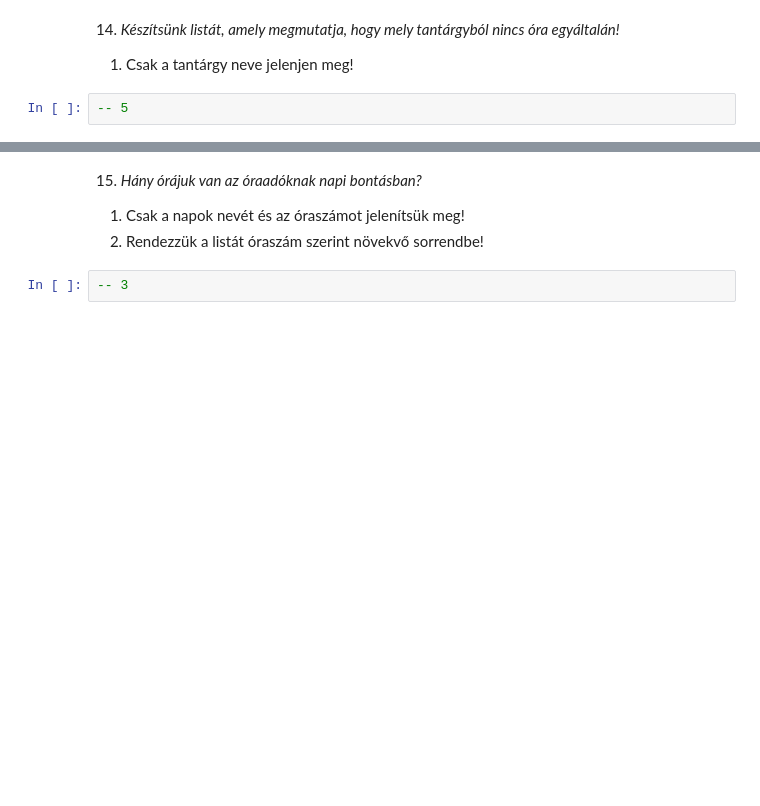
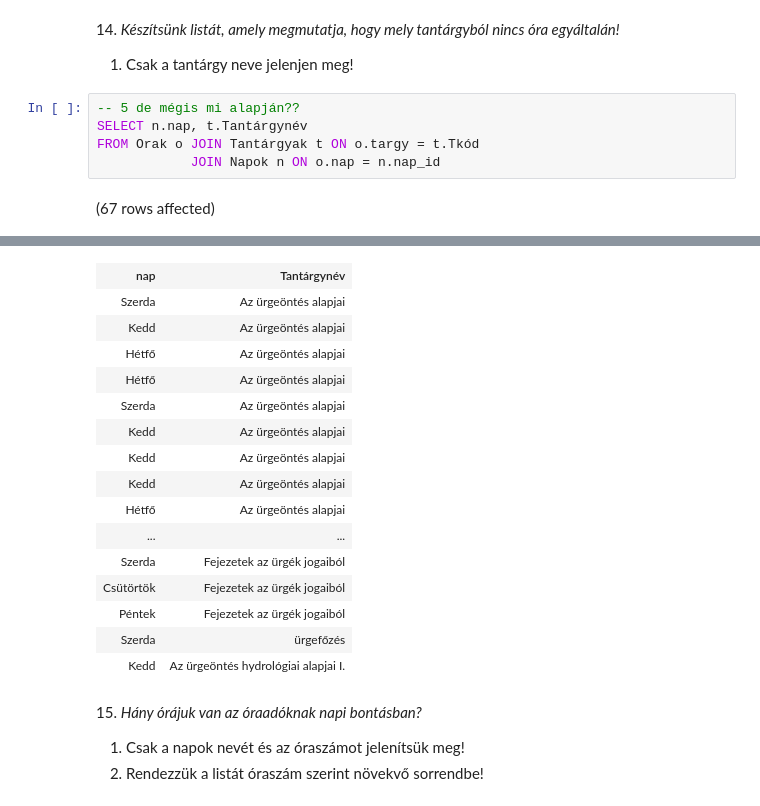
Before and after one commit to KataBaumgartner/adatbazisok, a Jupyter notebook: gyakorlat03_feladatok.ipynb, the cells around one changed output, grey strips where cells are left out. Cells and saved outputs as stored; diff of their text form; blank space fills up the shorter version.

```diff
--- a/gyakorlat03_feladatok.ipynb
+++ b/gyakorlat03_feladatok.ipynb
@@ -202,5 +306,10 @@ Total execution time: 00:00:00.012
 14. _Készítsünk listát, amely megmutatja, hogy mely tantárgyból nincs óra egyáltalán!_
 
 1. Csak a tantárgy neve jelenjen meg!
-# %%
--- 5
+# %%
+-- 5 de mégis mi alapján??
+SELECT n.nap, t.Tantárgynév
+FROM Orak o JOIN Tantárgyak t ON o.targy = t.Tkód
+            JOIN Napok n ON o.nap = n.nap_id
+# %% [output]
+(67 rows affected)
@@ -207,7 +317,21 @@ Total execution time: 00:00:00.012
+| nap | Tantárgynév |
+| Szerda | Az ürgeöntés alapjai |
+| Kedd | Az ürgeöntés alapjai |
+| Hétfő | Az ürgeöntés alapjai |
+| Hétfő | Az ürgeöntés alapjai |
+| Szerda | Az ürgeöntés alapjai |
+| Kedd | Az ürgeöntés alapjai |
+| Kedd | Az ürgeöntés alapjai |
+| Kedd | Az ürgeöntés alapjai |
+| Hétfő | Az ürgeöntés alapjai |
+| ... | ... |
+| Szerda | Fejezetek az ürgék jogaiból |
+| Csütörtök | Fejezetek az ürgék jogaiból |
+| Péntek | Fejezetek az ürgék jogaiból |
+| Szerda | ürgefőzés |
+| Kedd | Az ürgeöntés hydrológiai alapjai I. |
 # %% [markdown]
 15. _Hány órájuk van az óraadóknak napi bontásban?_
 
 1. Csak a napok nevét és az óraszámot jelenítsük meg!
 2. Rendezzük a listát óraszám szerint növekvő sorrendbe!
-# %%
--- 3
```
Also changed, not shown: parts of 10 cells of this notebook.
